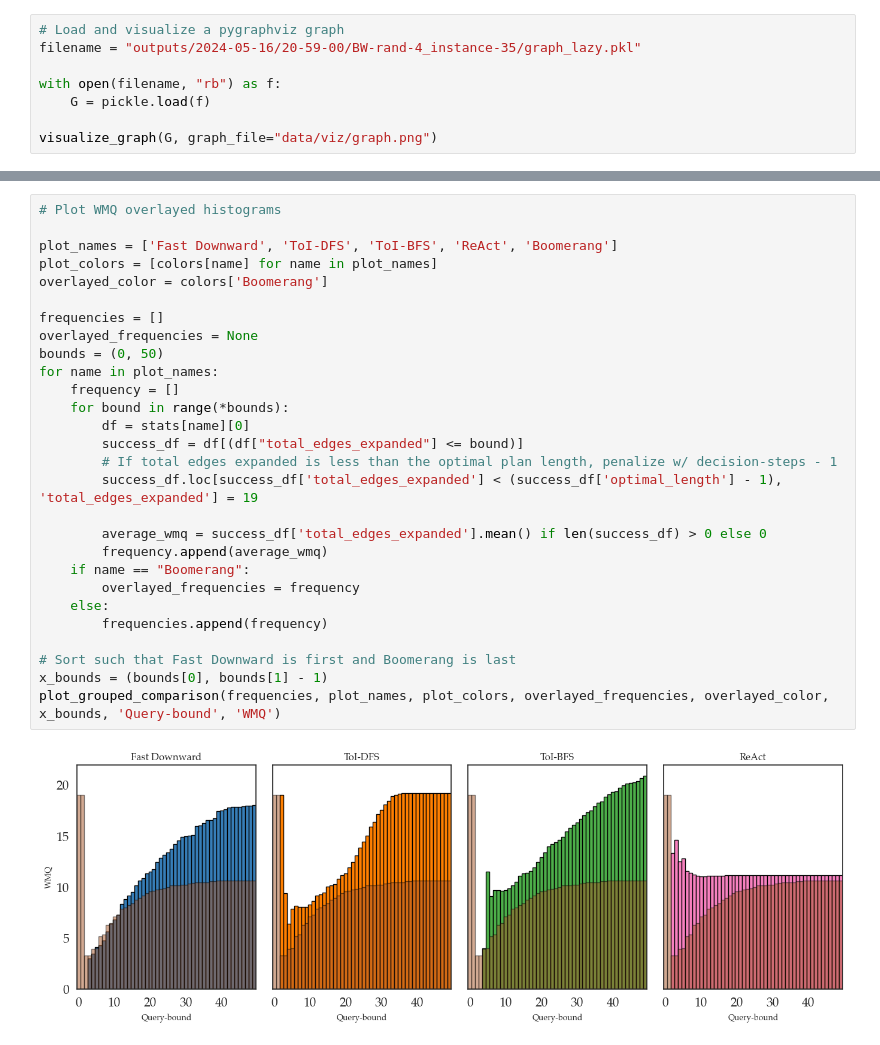
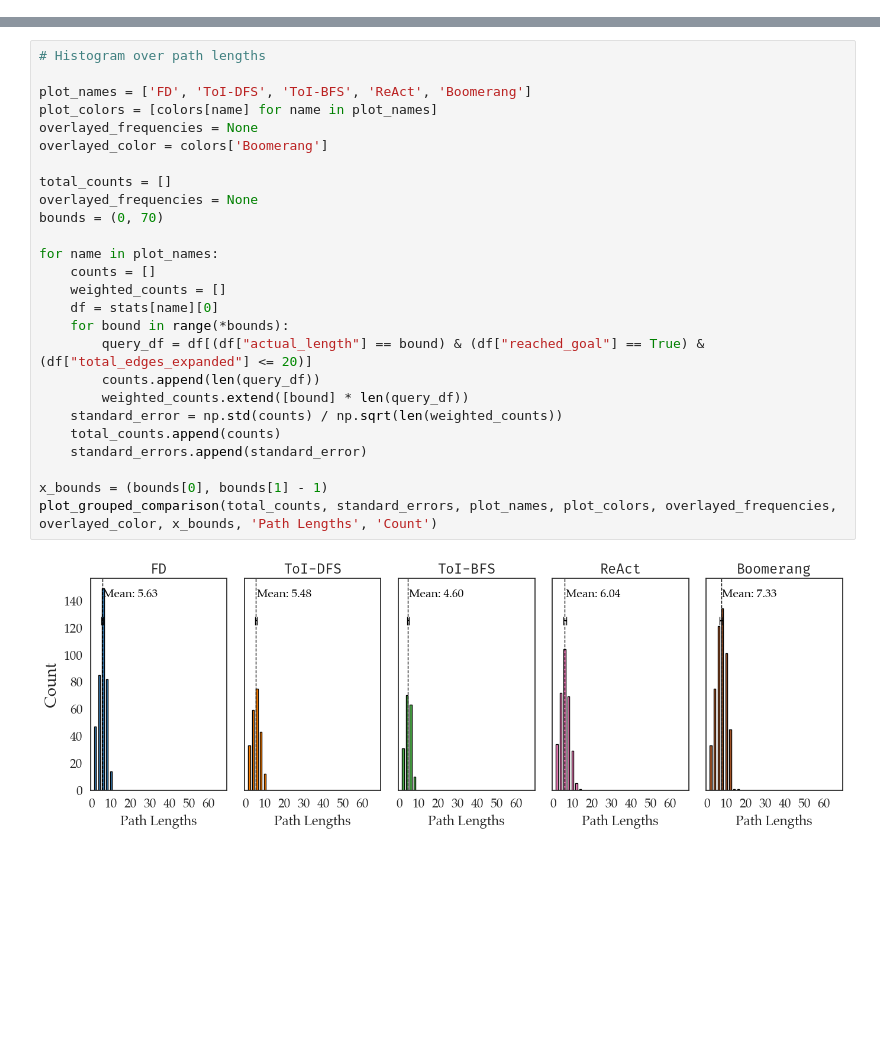
Before and after one commit to portal-cornell/llms-for-planning, a Jupyter notebook: viz_notebook.ipynb, the cells around one changed output, grey strips where cells are left out. Cells and saved outputs as stored; diff of their text form; blank space fills up the shorter version.

```diff
--- a/viz_notebook.ipynb
+++ b/viz_notebook.ipynb
@@ -55,9 +174 @@ def visualize_graph(graph, graph_file="", number_nodes=False):
         plt.show()
-# %%
-# Load and visualize a pygraphviz graph
-filename = "outputs/2024-05-16/20-59-00/BW-rand-4_instance-35/graph_lazy.pkl"
-
-with open(filename, "rb") as f:
-    G = pickle.load(f)
-
-visualize_graph(G, graph_file="data/viz/graph.png")
@@ -234,30 +498,28 @@ def plot_grouped_comparison(frequencies, names, colors, overlayed_frequencies=No
 # %%
-# Plot WMQ overlayed histograms
+# Histogram over path lengths
 
-plot_names = ['Fast Downward', 'ToI-DFS', 'ToI-BFS', 'ReAct', 'Boomerang']
+plot_names = ['FD', 'ToI-DFS', 'ToI-BFS', 'ReAct', 'Boomerang']
 plot_colors = [colors[name] for name in plot_names]
+overlayed_frequencies = None
 overlayed_color = colors['Boomerang']
 
-frequencies = []
+total_counts = []
 overlayed_frequencies = None
-bounds = (0, 50)
+bounds = (0, 70)
+
 for name in plot_names:
-    frequency = []
+    counts = []
+    weighted_counts = []
+    df = stats[name][0]
     for bound in range(*bounds):
-        df = stats[name][0]
-        success_df = df[(df["total_edges_expanded"] <= bound)]
-        # If total edges expanded is less than the optimal plan length, penalize w/ decision-steps - 1
-        success_df.loc[success_df['total_edges_expanded'] < (success_df['optimal_length'] - 1), 'total_edges_expanded'] = 19
+        query_df = df[(df["actual_length"] == bound) & (df["reached_goal"] == True) & (df["total_edges_expanded"] <= 20)]
+        counts.append(len(query_df))
+        weighted_counts.extend([bound] * len(query_df))
+    standard_error = np.std(counts) / np.sqrt(len(weighted_counts))
+    total_counts.append(counts)
+    standard_errors.append(standard_error)
 
-        average_wmq = success_df['total_edges_expanded'].mean() if len(success_df) > 0 else 0
-        frequency.append(average_wmq)
-    if name == "Boomerang":
-        overlayed_frequencies = frequency
-    else:
-        frequencies.append(frequency)
-
-# Sort such that Fast Downward is first and Boomerang is last
 x_bounds = (bounds[0], bounds[1] - 1)
-plot_grouped_comparison(frequencies, plot_names, plot_colors, overlayed_frequencies, overlayed_color, x_bounds, 'Query-bound', 'WMQ')
+plot_grouped_comparison(total_counts, standard_errors, plot_names, plot_colors, overlayed_frequencies, overlayed_color, x_bounds, 'Path Lengths', 'Count')
 # %% [output]
-[figure, old version]
+[figure, new version]
```
Also changed, not shown: parts of 21 cells of this notebook.
